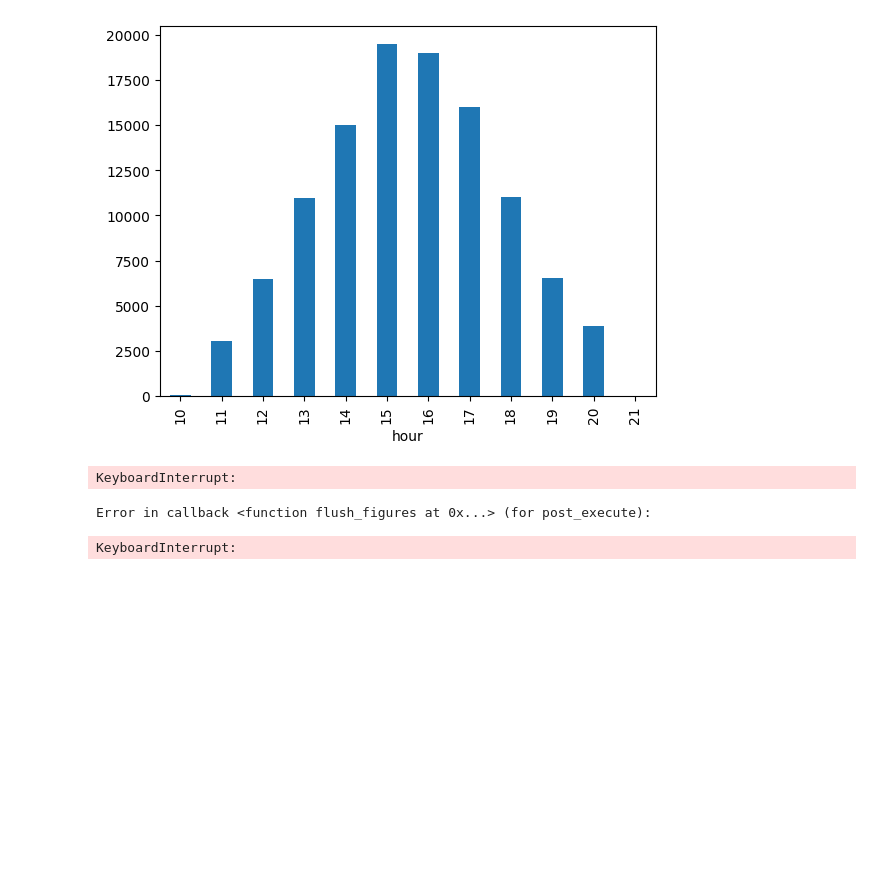
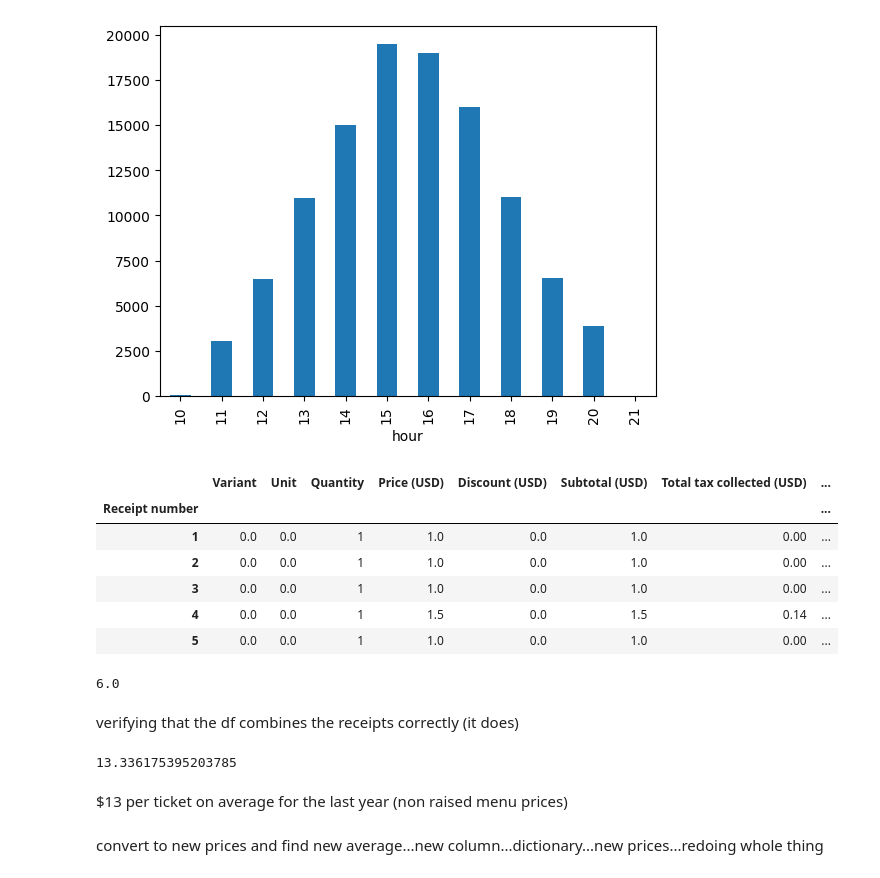
Before and after one commit to HobbsJacob37/Snoasis, a Jupyter notebook: nonyellownsnow.ipynb, the cells around one changed output. Drawn from its saved outputs; the diff is of its cells as text; code cells hidden in the pictures; blank space fills up the shorter version.

Commit message:
found average

```diff
--- a/nonyellownsnow.ipynb
+++ b/nonyellownsnow.ipynb
@@ -60,9 +60,28 @@ df.groupby('hour').sum().Quantity.plot(kind = 'bar')
 # %% [output]
 <Axes: xlabel='hour'>
 [figure]
-# %%
-df.hour.plot(kind = 'bar')
-# %% [output]
-KeyboardInterrupt:
-Error in callback <function flush_figures at 0x...> (for post_execute):
-KeyboardInterrupt:
+# %%
+dfg = df.groupby("Receipt number").sum('Subtotal (USD)')
+dfg.head()
+# %% [output]
+|  | Variant | Unit | Quantity | Price (USD) | Discount (USD) | Subtotal (USD) | Total tax collected (USD) | ... |
+| Receipt number |  |  |  |  |  |  |  | ... |
+| 1 | 0.0 | 0.0 | 1 | 1.0 | 0.0 | 1.0 | 0.00 | ... |
+| 2 | 0.0 | 0.0 | 1 | 1.0 | 0.0 | 1.0 | 0.00 | ... |
+| 3 | 0.0 | 0.0 | 1 | 1.0 | 0.0 | 1.0 | 0.00 | ... |
+| 4 | 0.0 | 0.0 | 1 | 1.5 | 0.0 | 1.5 | 0.14 | ... |
+| 5 | 0.0 | 0.0 | 1 | 1.0 | 0.0 | 1.0 | 0.00 | ... |
+# %%
+dfg.loc[37182,"Subtotal (USD)"]
+# %% [output]
+6.0
+# %% [markdown]
+verifying that the df combines the receipts correctly (it does)
+# %%
+dfg["Subtotal (USD)"].mean()
+# %% [output]
+13.336175395203785
+# %% [markdown]
+$13 per ticket on average for the last year (non raised menu prices)
+# %% [markdown]
+convert to new prices and find new average...new column...dictionary...new prices...redoing whole thing
```
Also changed, not shown: parts of 1 cell of this notebook.
